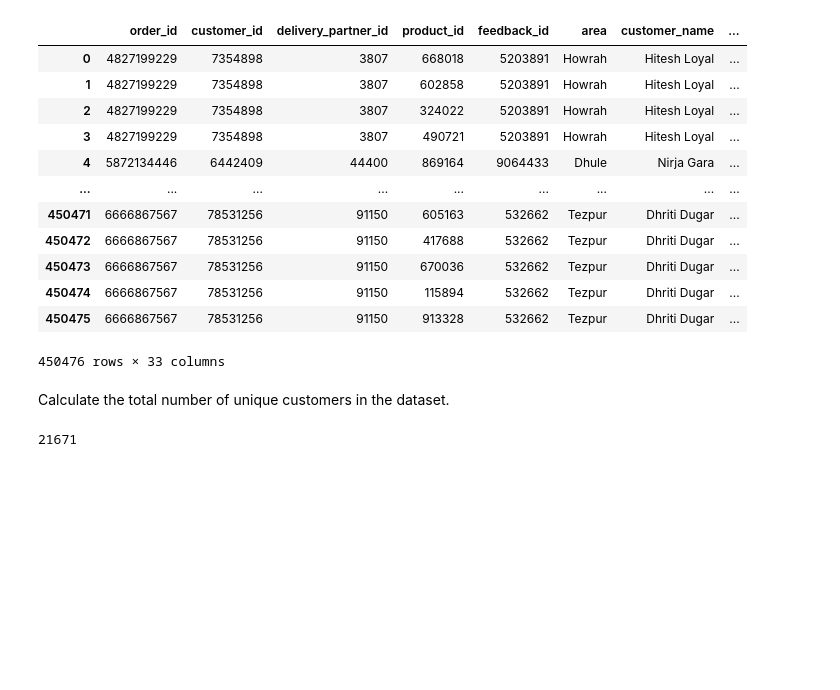
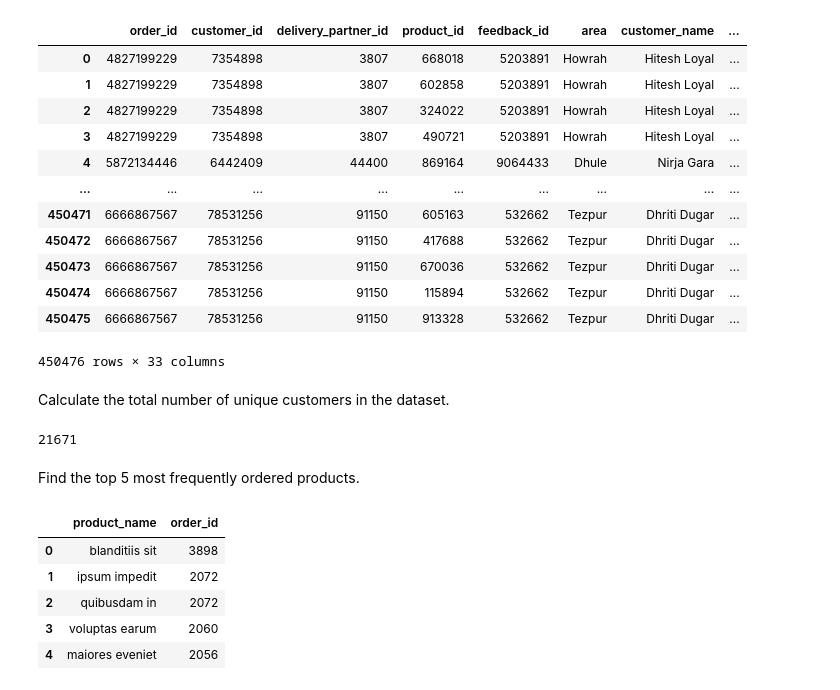
Before and after one commit to akxiit/Normal-Data-Visulization, a Jupyter notebook: notebooks/Sales-analysis/Master-table.ipynb, the cells around one changed output. Saved outputs shown, nothing was run; the diff lists cells and outputs as text; code cells hidden in the pictures; blank space fills up the shorter version.

```diff
--- a/notebooks/Sales-analysis/Master-table.ipynb
+++ b/notebooks/Sales-analysis/Master-table.ipynb
@@ -163,3 +163,14 @@ Calculate the total number of unique customers in the dataset.
 df.customer_id.nunique()
 # %% [output]
 21671
+# %% [markdown]
+Find the top 5 most frequently ordered products.
+# %%
+df.groupby('product_name')['order_id'].count().sort_values(ascending=False).head(5).reset_index()
+# %% [output]
+|  | product_name | order_id |
+| 0 | blanditiis sit | 3898 |
+| 1 | ipsum impedit | 2072 |
+| 2 | quibusdam in | 2072 |
+| 3 | voluptas earum | 2060 |
+| 4 | maiores eveniet | 2056 |
```
Also changed, not shown: parts of 1 cell of this notebook.
